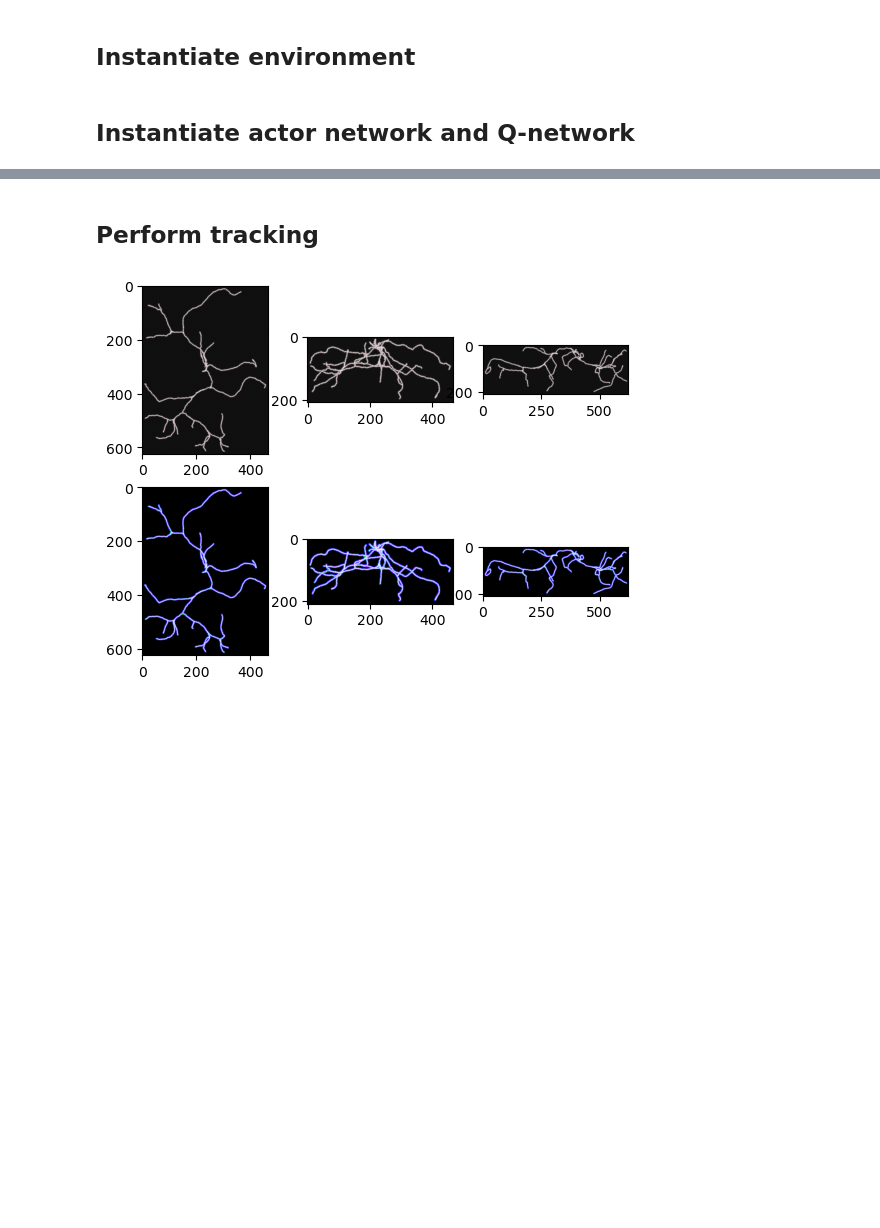
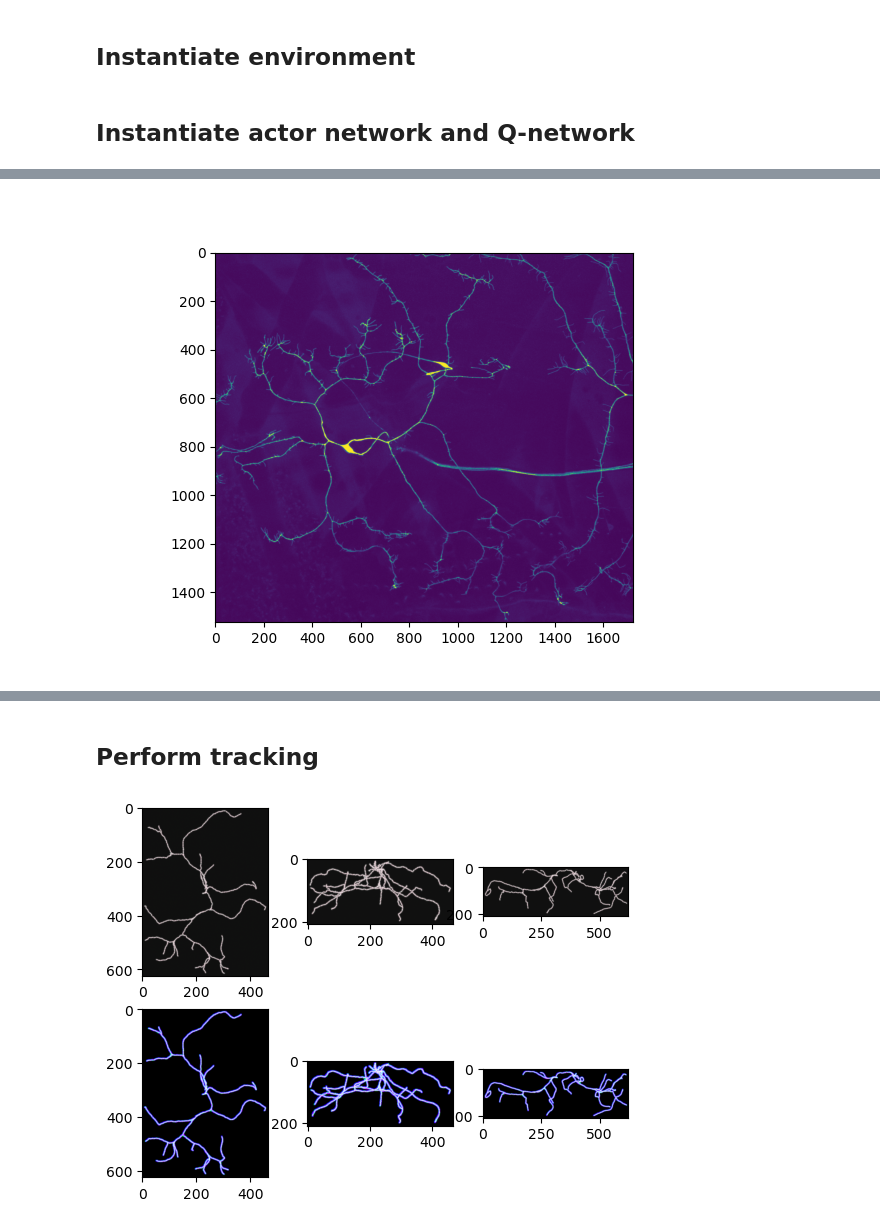
Before and after one commit to BrysonGray/neurotrack, a Jupyter notebook: sac_tracking_inference.ipynb, the cells around one changed output, grey strips where cells are left out. Saved outputs shown, nothing was run; the diff lists cells and outputs as text; code cells hidden in the pictures; blank space fills up the shorter version.

```diff
--- a/sac_tracking_inference.ipynb
+++ b/sac_tracking_inference.ipynb
@@ -79,0 +97,6 @@ if "sac_weights" in params:
+# %%
+plt.close("all")
+plt.imshow(env.img.data[0].amax(0))
+plt.show()
+# %% [output]
+[figure, added]
```
Also changed, not shown: parts of 7 cells of this notebook, 23 other files.
